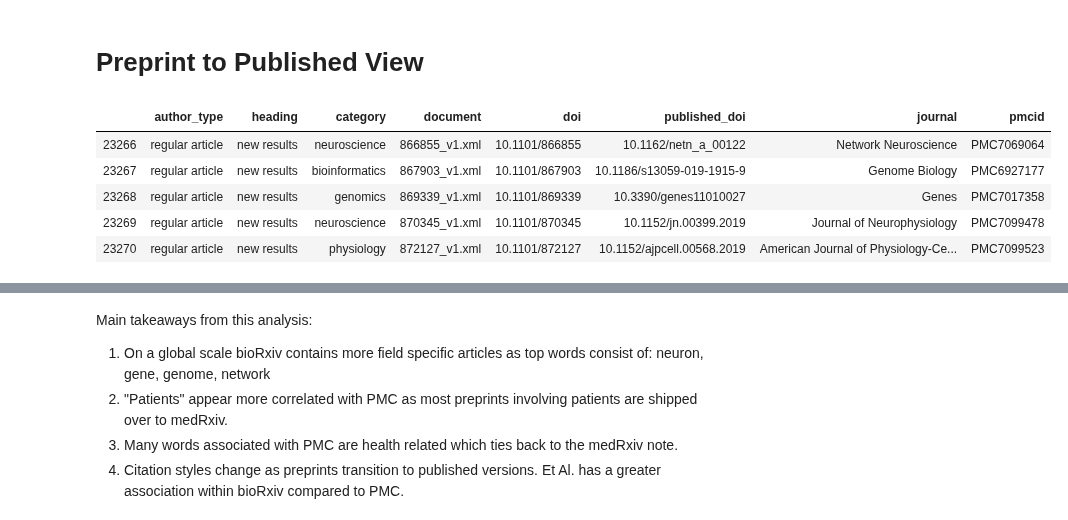
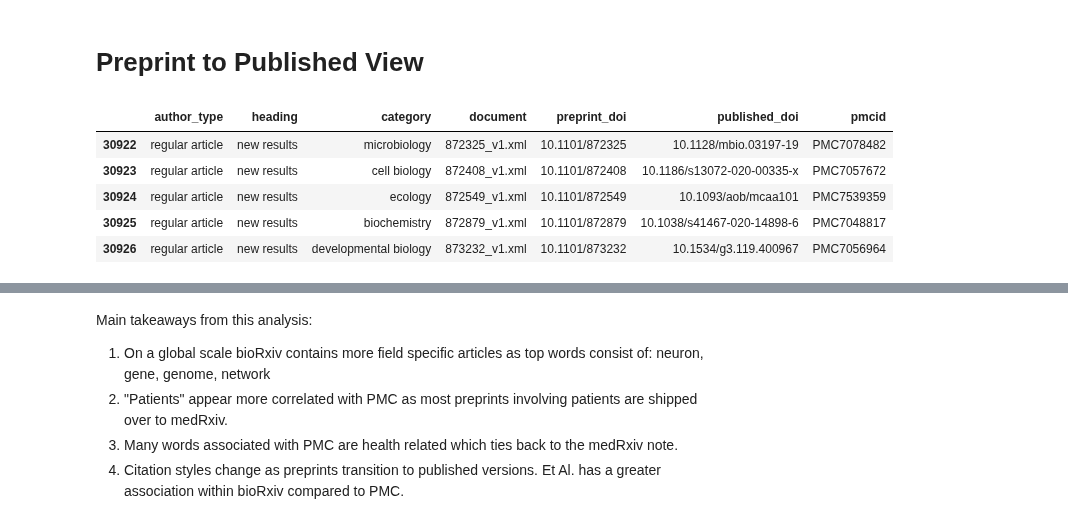
Before and after one commit to greenelab/annorxiver, a Jupyter notebook: biorxiv/corpora_comparison/02_corpora_comparison.ipynb, the cells around one changed output, grey strips where cells are left out. Drawn from its saved outputs; the diff is of its cells as text; code cells hidden in the pictures.

```diff
--- a/biorxiv/corpora_comparison/corpora_comparison.ipynb
+++ b/biorxiv/corpora_comparison/02_corpora_comparison.ipynb
@@ -623,29 +623,28 @@ kl_metrics
 # %%
 mapped_doi_df = (
     pd.read_csv("../journal_tracker/output/mapped_published_doi.tsv", sep="\t")
     .query("published_doi.notnull()")
     .query("pmcid.notnull()")
-    .groupby("doi")
+    .groupby("preprint_doi")
     .agg({
         "author_type":"first",
         "heading":"first",
         "category":"first",
         "document":"first",
-        "doi":"last",
+        "preprint_doi":"last",
         "published_doi":"last",
-        "journal":"last",
         "pmcid":"last"
     })
     .reset_index(drop=True)
 )
 mapped_doi_df.tail()
 # %% [output]
-|  | author_type | heading | category | document | doi | published_doi | journal | pmcid |
-| 23266 | regular article | new results | neuroscience | 866855_v1.xml | 10.1101/866855 | 10.1162/netn_a_00122 | Network Neuroscience | PMC7069064 |
-| 23267 | regular article | new results | bioinformatics | 867903_v1.xml | 10.1101/867903 | 10.1186/s13059-019-1915-9 | Genome Biology | PMC6927177 |
-| 23268 | regular article | new results | genomics | 869339_v1.xml | 10.1101/869339 | 10.3390/genes11010027 | Genes | PMC7017358 |
-| 23269 | regular article | new results | neuroscience | 870345_v1.xml | 10.1101/870345 | 10.1152/jn.00399.2019 | Journal of Neurophysiology | PMC7099478 |
-| 23270 | regular article | new results | physiology | 872127_v1.xml | 10.1101/872127 | 10.1152/ajpcell.00568.2019 | American Journal of Physiology-Ce... | PMC7099523 |
+|  | author_type | heading | category | document | preprint_doi | published_doi | pmcid |
+| 30922 | regular article | new results | microbiology | 872325_v1.xml | 10.1101/872325 | 10.1128/mbio.03197-19 | PMC7078482 |
+| 30923 | regular article | new results | cell biology | 872408_v1.xml | 10.1101/872408 | 10.1186/s13072-020-00335-x | PMC7057672 |
+| 30924 | regular article | new results | ecology | 872549_v1.xml | 10.1101/872549 | 10.1093/aob/mcaa101 | PMC7539359 |
+| 30925 | regular article | new results | biochemistry | 872879_v1.xml | 10.1101/872879 | 10.1038/s41467-020-14898-6 | PMC7048817 |
+| 30926 | regular article | new results | developmental biology | 873232_v1.xml | 10.1101/873232 | 10.1534/g3.119.400967 | PMC7056964 |
 # %%
 print(f"Total # of Preprints Mapped: {mapped_doi_df.shape[0]}")
 print(f"Total % of Mapped: {mapped_doi_df.shape[0]/71118}")
```
Also changed, not shown: parts of 7 cells of this notebook, 9 other files.
